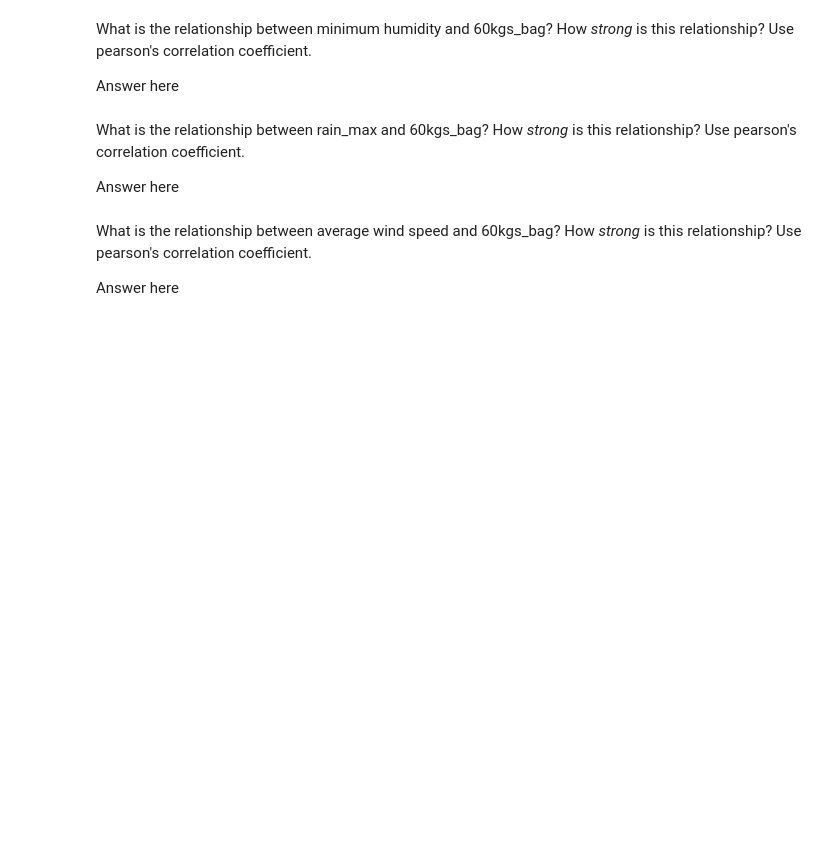
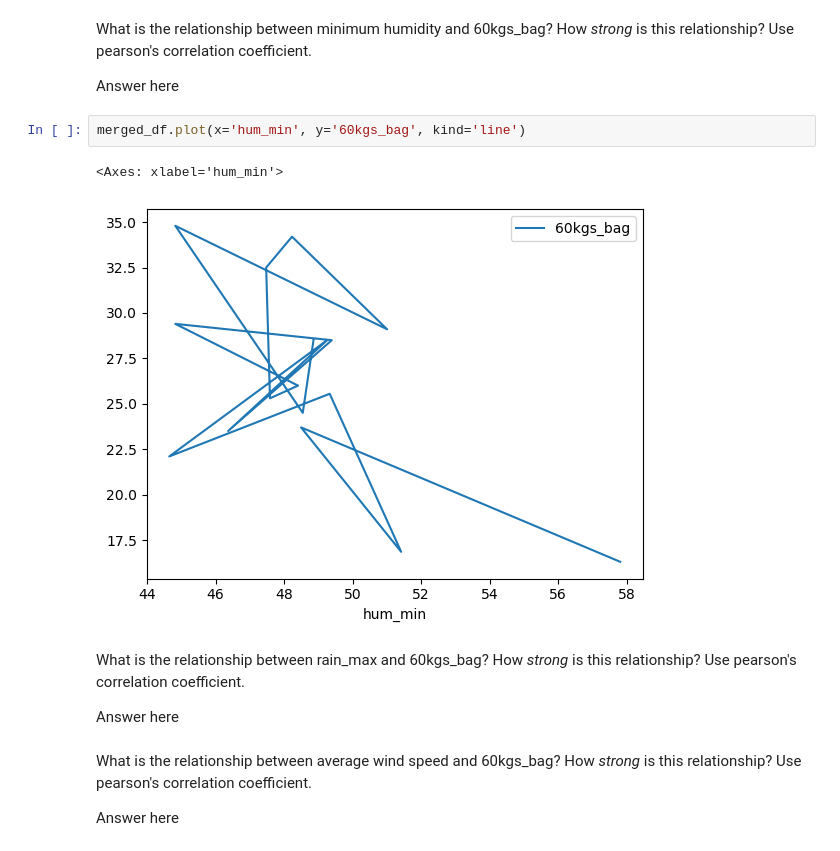
Before and after one commit to RosaniaPinto/Rosania_TLAB3, a Jupyter notebook: notebooks/analysis.ipynb, the cells around one changed output. Saved outputs shown, nothing was run; the diff lists cells and outputs as text; blank space fills up the shorter version.

```diff
--- a/notebooks/analysis.ipynb
+++ b/notebooks/analysis.ipynb
@@ -50,6 +91,11 @@ Answer here
 What is the relationship between minimum humidity and 60kgs_bag? How *strong* is this relationship? Use pearson's correlation coefficient.
 
 Answer here
+# %%
+merged_df.plot(x='hum_min', y='60kgs_bag', kind='line')
+# %% [output]
+<Axes: xlabel='hum_min'>
+[figure, added]
 # %% [markdown]
 What is the relationship between rain_max and 60kgs_bag? How *strong* is this relationship? Use pearson's correlation coefficient.
 
```
Also changed, not shown: parts of 7 cells of this notebook, 2 other files.
